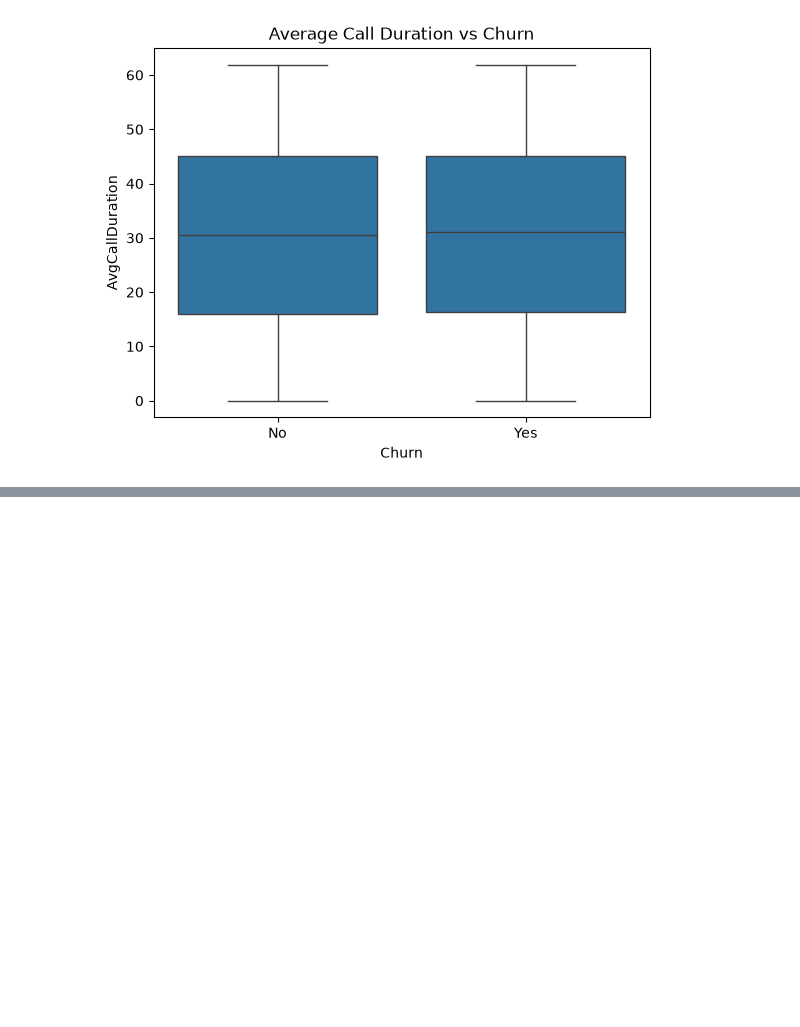
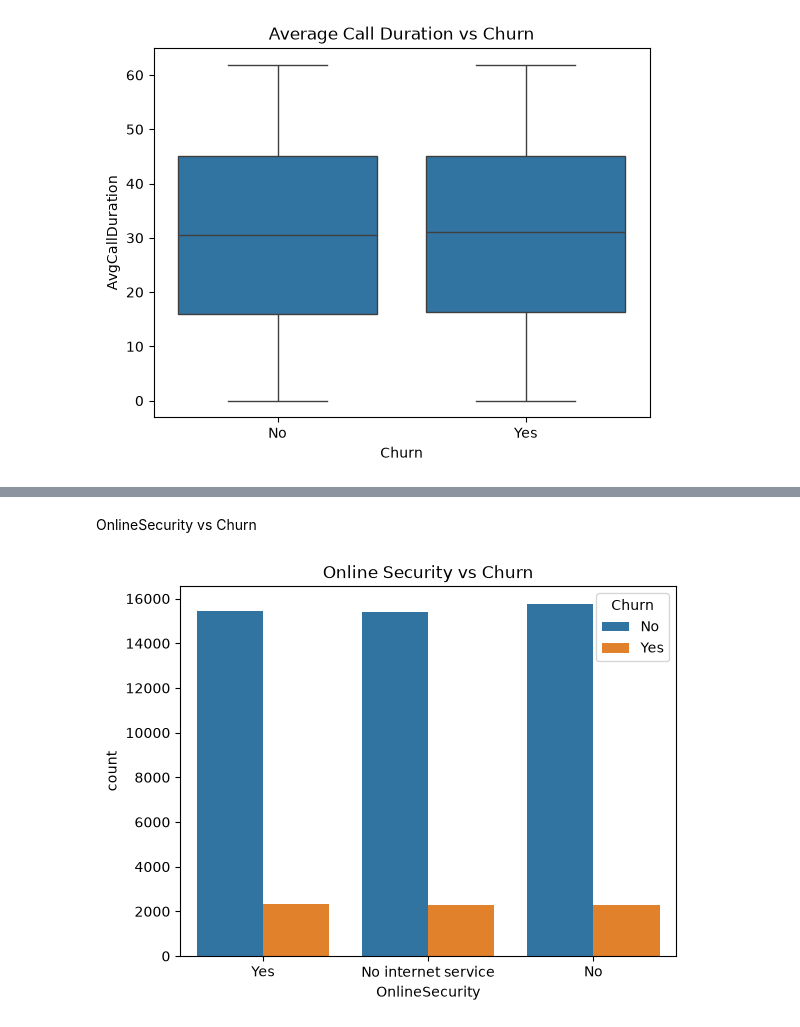
Before and after one commit to Rupesh-Mane/telecom_churn_prediction, a Jupyter notebook: notebooks/02_EDA.ipynb, the cells around one changed output, grey strips where cells are left out. Cells and saved outputs as stored; diff of their text form; code cells hidden in the pictures; blank space fills up the shorter version.

```diff
--- a/notebooks/02_EDA.ipynb
+++ b/notebooks/02_EDA.ipynb
@@ -164,0 +218,8 @@ plt.show()
+# %% [markdown]
+OnlineSecurity vs Churn
+# %%
+sns.countplot(data=df_eda, x="OnlineSecurity", hue="Churn")
+plt.title("Online Security vs Churn")
+plt.show()
+# %% [output]
+[figure, added]
```
Also changed, not shown: parts of 26 cells of this notebook.
